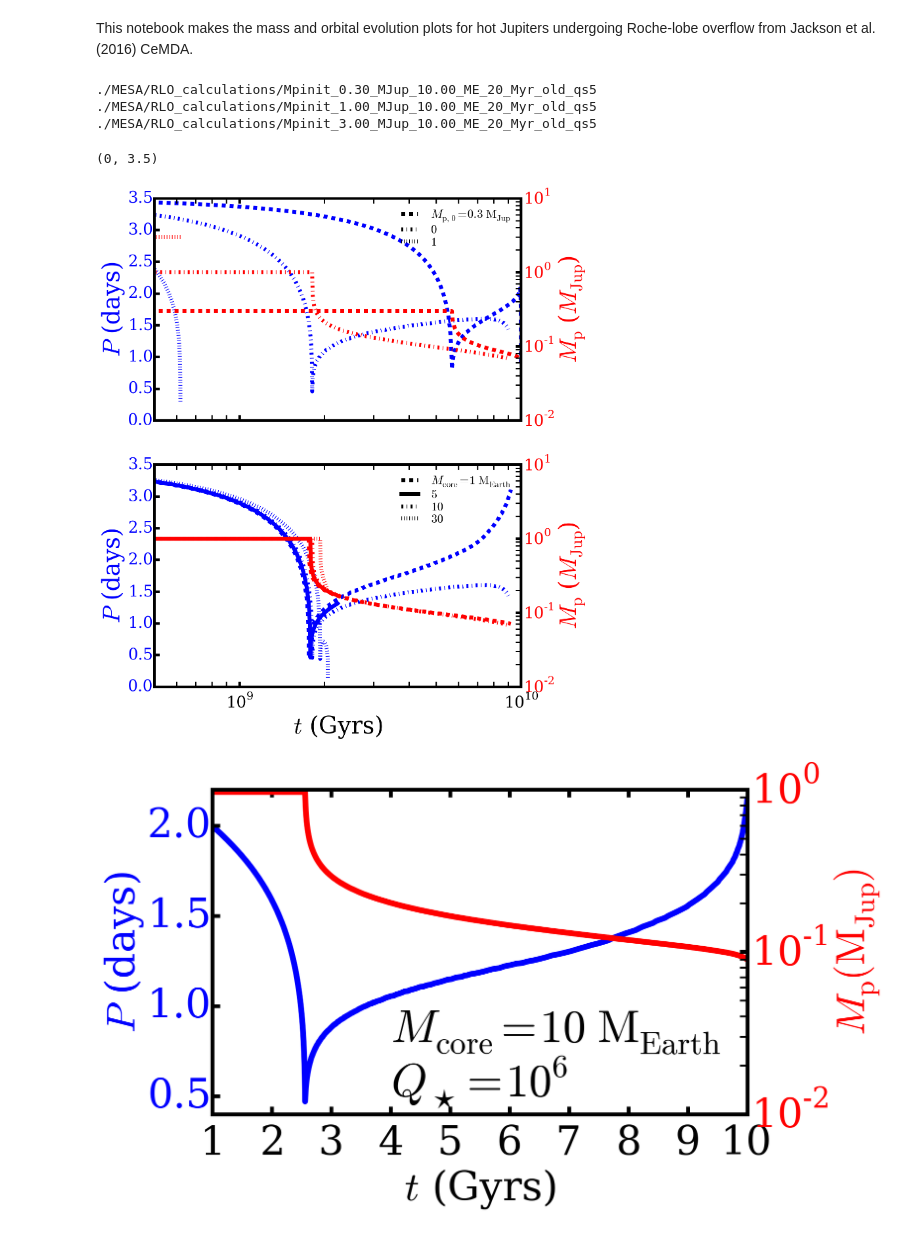
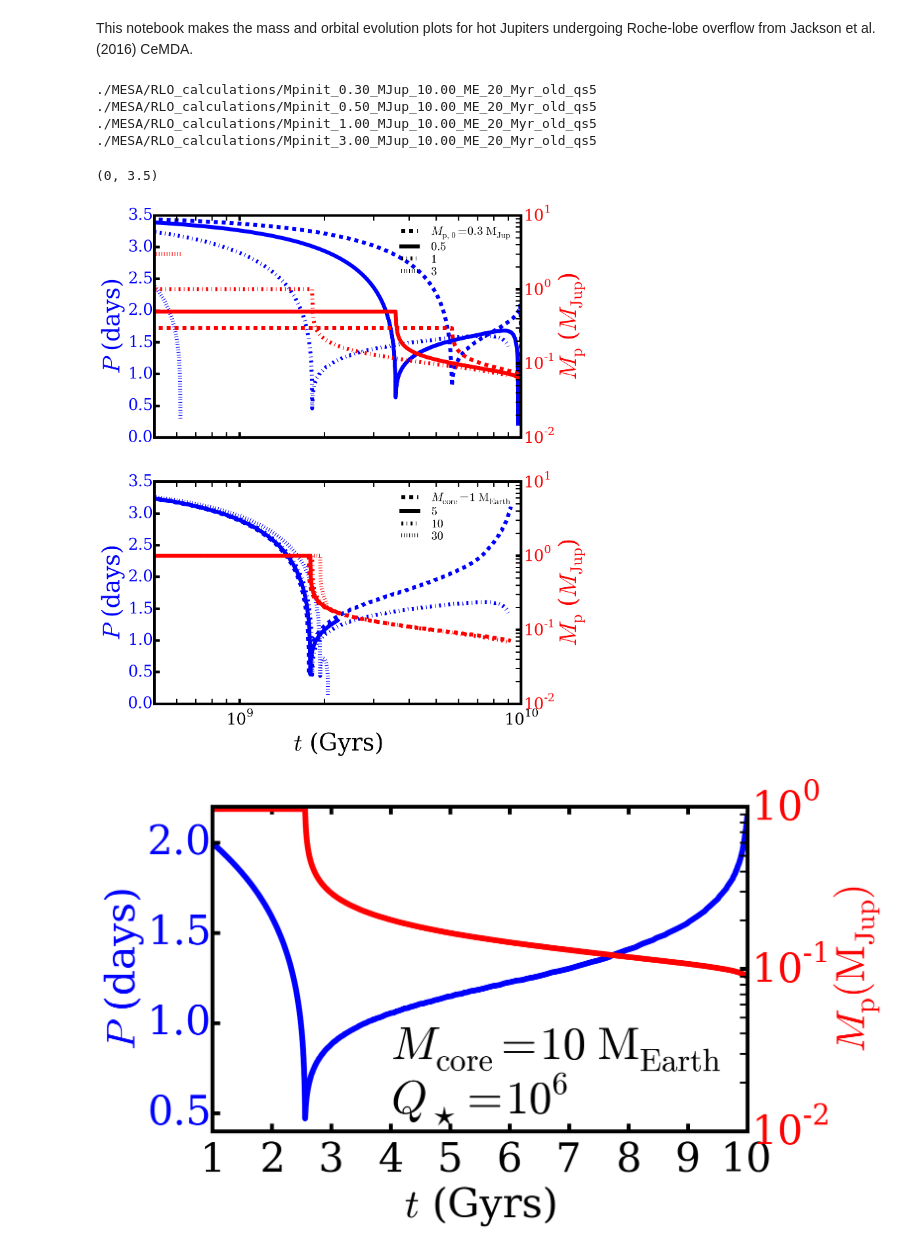
Before and after one commit to decaelus/CeMDA_tidal_evol, a Jupyter notebook: plot_mass_orbital_evolution_variable-Mp0-Mcore.ipynb, the cells around one changed output. Cells and saved outputs as stored; diff of their text form; code cells hidden in the pictures.

Commit message:
Mpinit 0.3 Mcore 10 is acting strangely. I'm trying to figure out why.

```diff
--- a/plot_mass_orbital_evolution_variable-Mp0-Mcore.ipynb
+++ b/plot_mass_orbital_evolution_variable-Mp0-Mcore.ipynb
@@ -65,9 +65,9 @@ for tl in ax2.get_yticklabels():
     tl.set_color('r')
 
 #ax1.text(3e6, 0.2, '$M_{\\rm core} = 10\ {\\rm M_{Earth}}$', fontsize=36)
-line_names = ["$M_{\\rm p,\ 0} = %.1f\ {\\rm M_{Jup}}$" % initial_masses[0].value]
+line_names = ["$M_{\\rm p,\ 0} = %g\ {\\rm M_{Jup}}$" % initial_masses[0].value]
 for cur_initial_mass in initial_masses[1:]:
-    line_names.extend(["$%i$" % cur_initial_mass.value])
+    line_names.extend(["$%g$" % cur_initial_mass.value])
 
 handles, labels = ax1.get_legend_handles_labels()
 leg = ax1.legend(lines, line_names, labelspacing=0.1, loc='upper right', fontsize=18)
@@ -121,34 +121,35 @@ for cur_core_mass in core_masses:
 
 for tl in ax1.get_yticklabels():
     tl.set_color('b')
 for tl in ax2.get_yticklabels():
     tl.set_color('r')
 
 #ax1.text(3e8, 2.7, '$M_{\\rm p,\ 0} = 1\ {\\rm M_{Jup}}$', fontsize=36)
 line_names = ["$M_{\\rm core} = %i\ {\\rm M_{Earth}}$" % core_masses[0].value]
 for cur_core_mass in core_masses[1:]:
     line_names.extend(["$%i$" % cur_core_mass.value])
 
 handles, labels = ax1.get_legend_handles_labels()
 leg = ax1.legend(lines, line_names, labelspacing=0.1, loc='upper right', fontsize=18)
 leg.draw_frame(False)
 #set the line color of each legend object
 for legobj in leg.legendHandles:
     legobj.set_color('black')
 
 ax1.set_xlim([5e8, 10e9])
 ax1.set_ylim([0, 3.5])
 
 #ax1.text(1.25, 0.1, '(b)', fontsize=36)
 #ax1.text(2, 1.75, '$M_{\\rm p, 0} = 1\ {\\rm M_{Jup}}$', fontsize=36)
 
 #fig.savefig('plot_mass_orbital_evolution_variable-Mp0-Mcore.eps', dpi=1000, bbox_inches ='tight')
 # %% [output]
 ./MESA/RLO_calculations/Mpinit_0.30_MJup_10.00_ME_20_Myr_old_qs5
+./MESA/RLO_calculations/Mpinit_0.50_MJup_10.00_ME_20_Myr_old_qs5
 ./MESA/RLO_calculations/Mpinit_1.00_MJup_10.00_ME_20_Myr_old_qs5
 ./MESA/RLO_calculations/Mpinit_3.00_MJup_10.00_ME_20_Myr_old_qs5
 (0, 3.5)
-[figure, old version]
+[figure, new version]
 # %%
 fig = plt.figure(figsize=(10,10*4./3))
 ax1 = fig.add_subplot(211)
```
